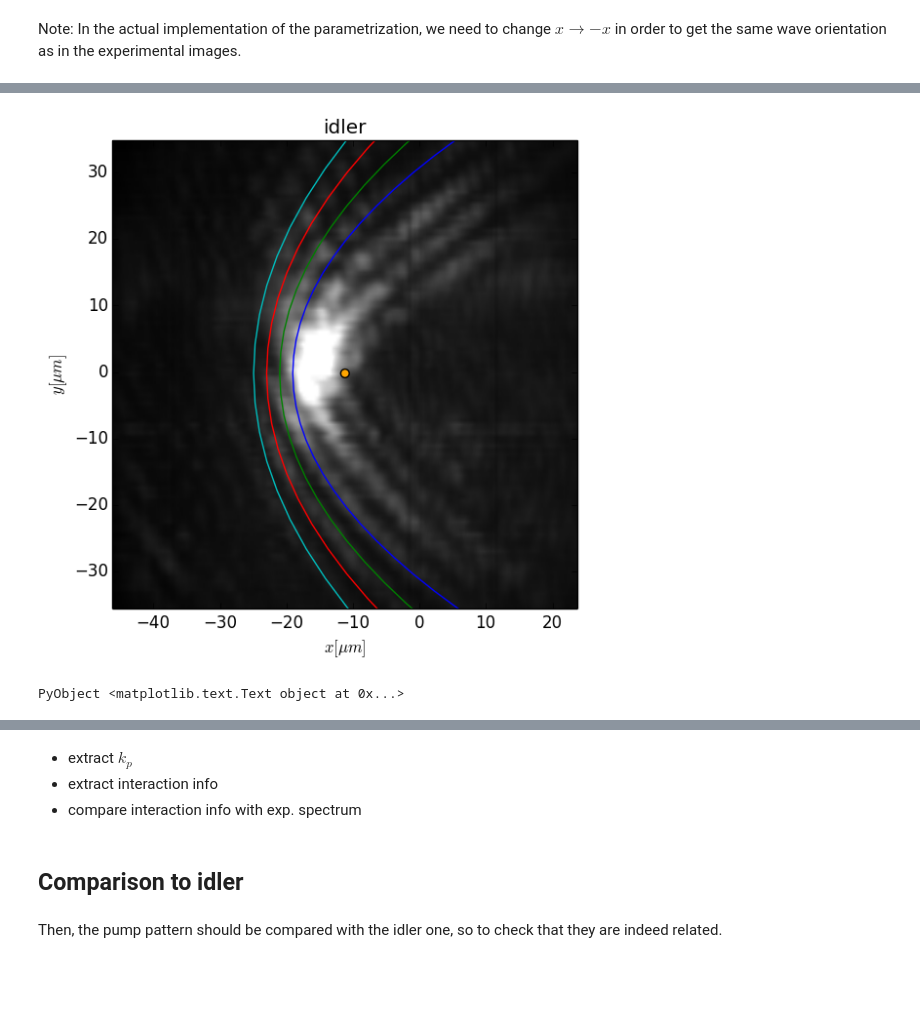
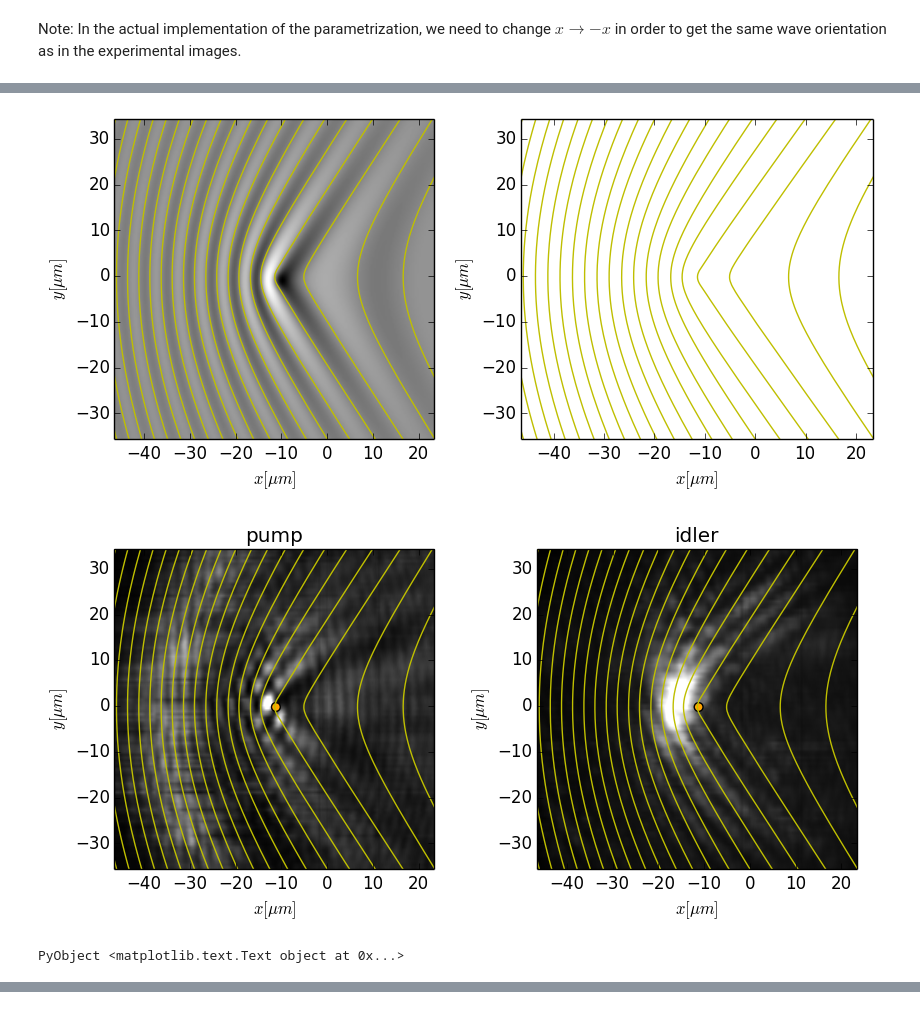
Before and after one commit to berceanu/notebooks, a Jupyter notebook: julia/april/fitting.ipynb, the cells around one changed output, grey strips where cells are left out. Cells and saved outputs as stored; diff of their text form; code cells hidden in the pictures; blank space fills up the shorter version.

```diff
--- a/julia/april/fitting.ipynb
+++ b/julia/april/fitting.ipynb
@@ -303,16 +307,50 @@ ctidldata, cx, cy = cropdata(tidldata, x, y; xcenter=xdef, ycenter=ydef, side=35
+# %%
+c = contour(cx, cy, cψr', 1.0);
+# %%
+fig, axes = plt.subplots(1, 2, figsize=(10, 4))
+
+for line in c.lines
+    xs, ys = Various.coordinates(line)
+    for ax in axes
+        ax[:plot](xs, ys, "y-")
+    end
+end
+
+axes[1][:imshow](cψr, ColorMap("gray"), extent=[cx[1], cx[end], cy[1], cy[end]])
+
+for ax in axes
+    ax[:set_ylim](cy[1], cy[end])
+    ax[:set_xlim](cx[1], cx[end])
+    ax[:set_ylabel](L"$y [\mu m]$")
+    ax[:set_xlabel](L"$x [\mu m]$")
+end
+# %% [output]
+[figure, added]
 # %%
-plt.imshow(ctidldata, ColorMap("gray"), origin="lower",
+fig, axes = plt.subplots(1, 2, figsize=(10, 4))
+
+axes[1][:imshow](ctpmpdata, ColorMap("gray"), origin="lower",
                       extent=[cx[1], cx[end], cy[1], cy[end]])
-for par in parabolas
-    plt.plot(par.xpoints, par.ypoints)
+axes[2][:imshow](ctidldata, ColorMap("gray"), origin="lower",
+                      extent=[cx[1], cx[end], cy[1], cy[end]])
+
+for line in c.lines
+    xs, ys = Various.coordinates(line)
+    for ax in axes
+        ax[:plot](xs, ys, "y-")
+    end
 end
-plt.scatter(xdef, ydef, s=40, c="orange", marker="o")
-plt.axis("image")
-plt.title("idler")
-plt.ylim(cy[1], cy[end])
-plt.xlim(cx[1], cx[end])
-plt.xlabel(L"$x [\mu m]$")
-plt.ylabel(L"$y [\mu m]$")
+
+for ax in axes
+    ax[:scatter](xdef, ydef, s=40, c="orange", marker="o")
+    ax[:set_ylim](cy[1], cy[end])
+    ax[:set_xlim](cx[1], cx[end])
+    ax[:set_xlabel](L"$x [\mu m]$")
+    ax[:set_ylabel](L"$y [\mu m]$")
+end
+
+axes[1][:set_title]("pump")
+axes[2][:set_title]("idler")
 # %% [output]
-[figure, old version]
+[figure, new version]
 PyObject <matplotlib.text.Text object at 0x...>
@@ -320,9 +356,0 @@ PyObject <matplotlib.text.Text object at 0x...>
-# %% [markdown]
-- extract $k_p$
-- extract interaction info
-- compare interaction info with exp. spectrum
-# %% [markdown]
-## Comparison to idler
-# %% [markdown]
-Then, the pump pattern should be compared with the idler one, so to
-check that they are indeed related.
```
Also changed, not shown: parts of 41 cells of this notebook, 4 other files.
